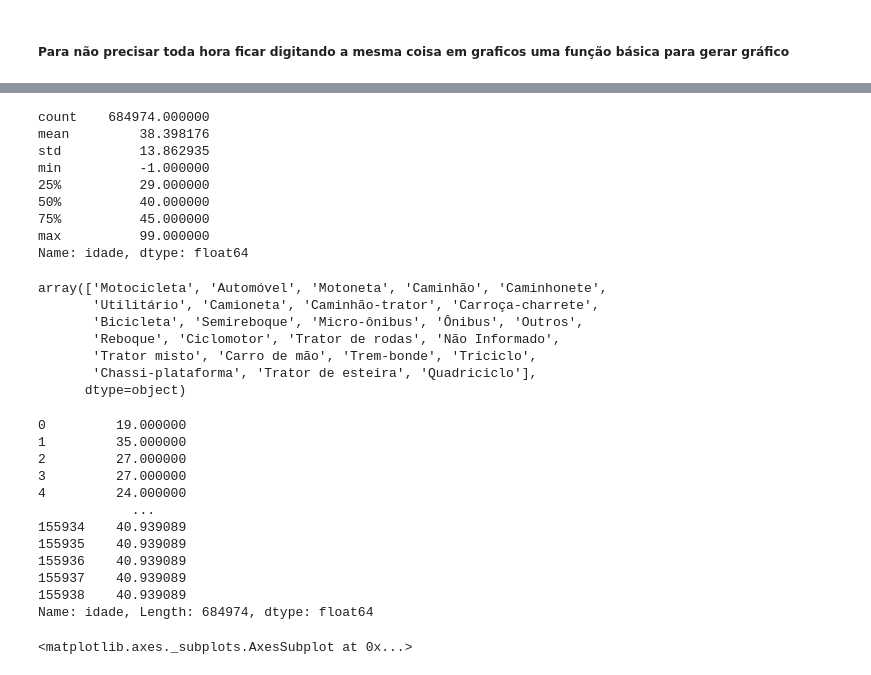
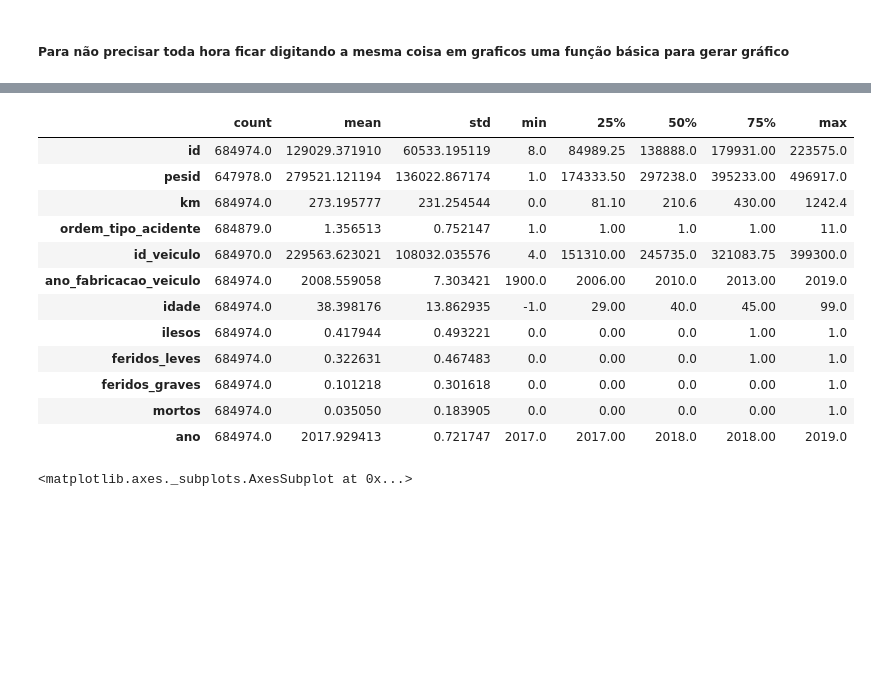
Before and after one commit to vitorioluis/Machine-Learning, a Jupyter notebook: Estudo de acidentes de Trânsito/Acidentes de Trânsito.ipynb, the cells around one changed output, grey strips where cells are left out. Saved outputs shown, nothing was run; the diff lists cells and outputs as text; code cells hidden in the pictures; blank space fills up the shorter version.

```diff
--- a/Estudo de acidentes de Trânsito/Acidentes de Trânsito.ipynb
+++ b/Estudo de acidentes de Trânsito/Acidentes de Trânsito.ipynb
@@ -279,42 +284,19 @@ Coeficiente de Variação: 36.103108960334495
 # %%
-df_acidentes.idade.describe()
+df_acidentes.describe().transpose()
 # %% [output]
-count    684974.000000
-mean         38.398176
-std          13.862935
-min          -1.000000
-25%          29.000000
-50%          40.000000
-75%          45.000000
-max          99.000000
-Name: idade, dtype: float64
+|  | count | mean | std | min | 25% | 50% | 75% | max |
+| id | 684974.0 | 129029.371910 | 60533.195119 | 8.0 | 84989.25 | 138888.0 | 179931.00 | 223575.0 |
+| pesid | 647978.0 | 279521.121194 | 136022.867174 | 1.0 | 174333.50 | 297238.0 | 395233.00 | 496917.0 |
+| km | 684974.0 | 273.195777 | 231.254544 | 0.0 | 81.10 | 210.6 | 430.00 | 1242.4 |
+| ordem_tipo_acidente | 684879.0 | 1.356513 | 0.752147 | 1.0 | 1.00 | 1.0 | 1.00 | 11.0 |
+| id_veiculo | 684970.0 | 229563.623021 | 108032.035576 | 4.0 | 151310.00 | 245735.0 | 321083.75 | 399300.0 |
+| ano_fabricacao_veiculo | 684974.0 | 2008.559058 | 7.303421 | 1900.0 | 2006.00 | 2010.0 | 2013.00 | 2019.0 |
+| idade | 684974.0 | 38.398176 | 13.862935 | -1.0 | 29.00 | 40.0 | 45.00 | 99.0 |
+| ilesos | 684974.0 | 0.417944 | 0.493221 | 0.0 | 0.00 | 0.0 | 1.00 | 1.0 |
+| feridos_leves | 684974.0 | 0.322631 | 0.467483 | 0.0 | 0.00 | 0.0 | 1.00 | 1.0 |
+| feridos_graves | 684974.0 | 0.101218 | 0.301618 | 0.0 | 0.00 | 0.0 | 0.00 | 1.0 |
+| mortos | 684974.0 | 0.035050 | 0.183905 | 0.0 | 0.00 | 0.0 | 0.00 | 1.0 |
+| ano | 684974.0 | 2017.929413 | 0.721747 | 2017.0 | 2017.00 | 2018.0 | 2018.00 | 2019.0 |
-# %%
-# Depos de tentar filtar por tipo_veiculo varias vezes não conseguir resultado me ocorreu de verificar
-# como estava os dados e para minha surpresa continha espaço no final
-df_acidentes.tipo_veiculo.unique()
-# %% [output]
-array(['Motocicleta', 'Automóvel', 'Motoneta', 'Caminhão', 'Caminhonete',
-       'Utilitário', 'Camioneta', 'Caminhão-trator', 'Carroça-charrete',
-       'Bicicleta', 'Semireboque', 'Micro-ônibus', 'Ônibus', 'Outros',
-       'Reboque', 'Ciclomotor', 'Trator de rodas', 'Não Informado',
-       'Trator misto', 'Carro de mão', 'Trem-bonde', 'Triciclo',
-       'Chassi-plataforma', 'Trator de esteira', 'Quadriciclo'],
-      dtype=object)
-# %%
-df_acidentes['idade']
-# %% [output]
-0         19.000000
-1         35.000000
-2         27.000000
-3         27.000000
-4         24.000000
-            ...
-155934    40.939089
-155935    40.939089
-155936    40.939089
-155937    40.939089
-155938    40.939089
-Name: idade, Length: 684974, dtype: float64
 # %%
 #sns.scatterplot(y='idade',x='sexo',data=df_acidentes);
 plt.figure(figsize=(10,5))
```
Also changed, not shown: parts of 5 cells of this notebook, 2 other files.
